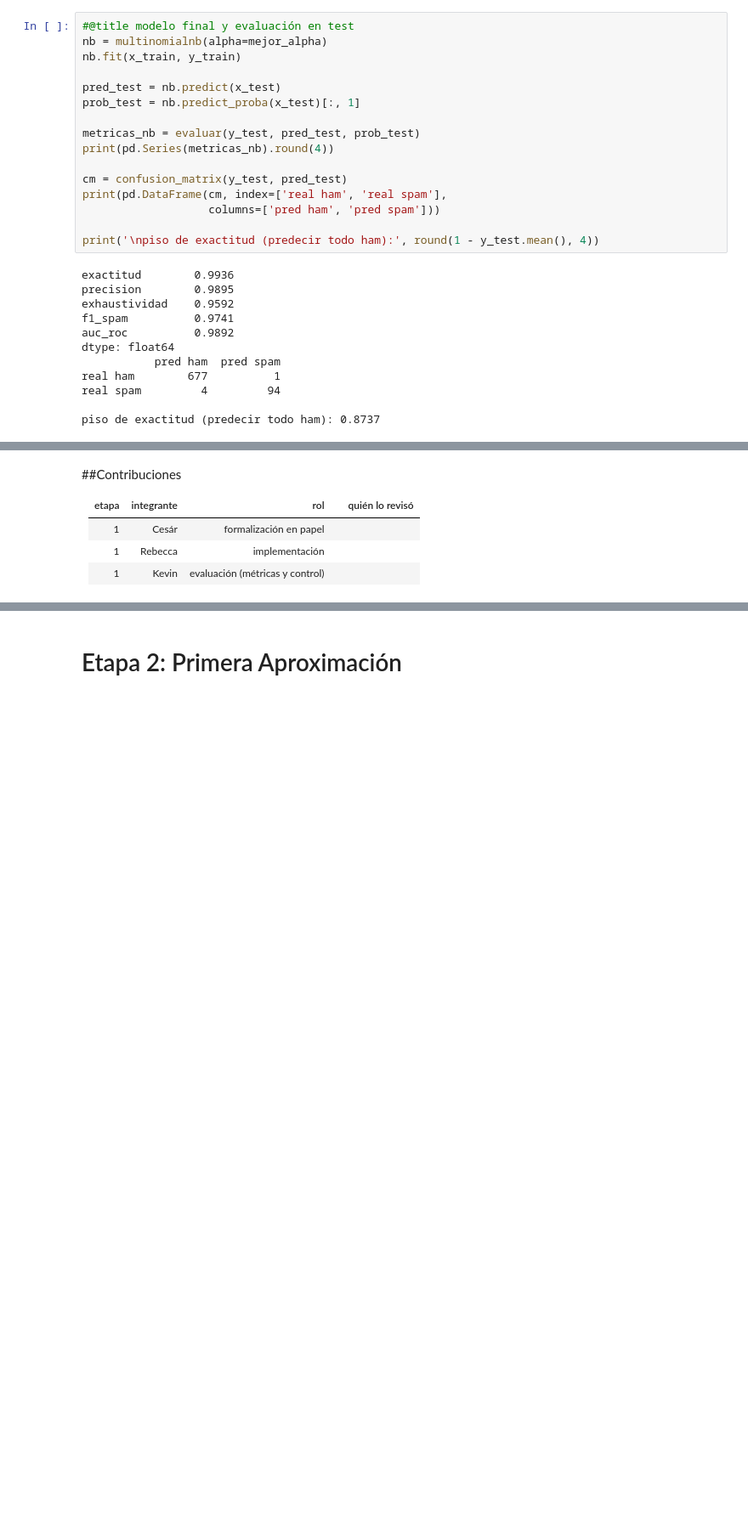
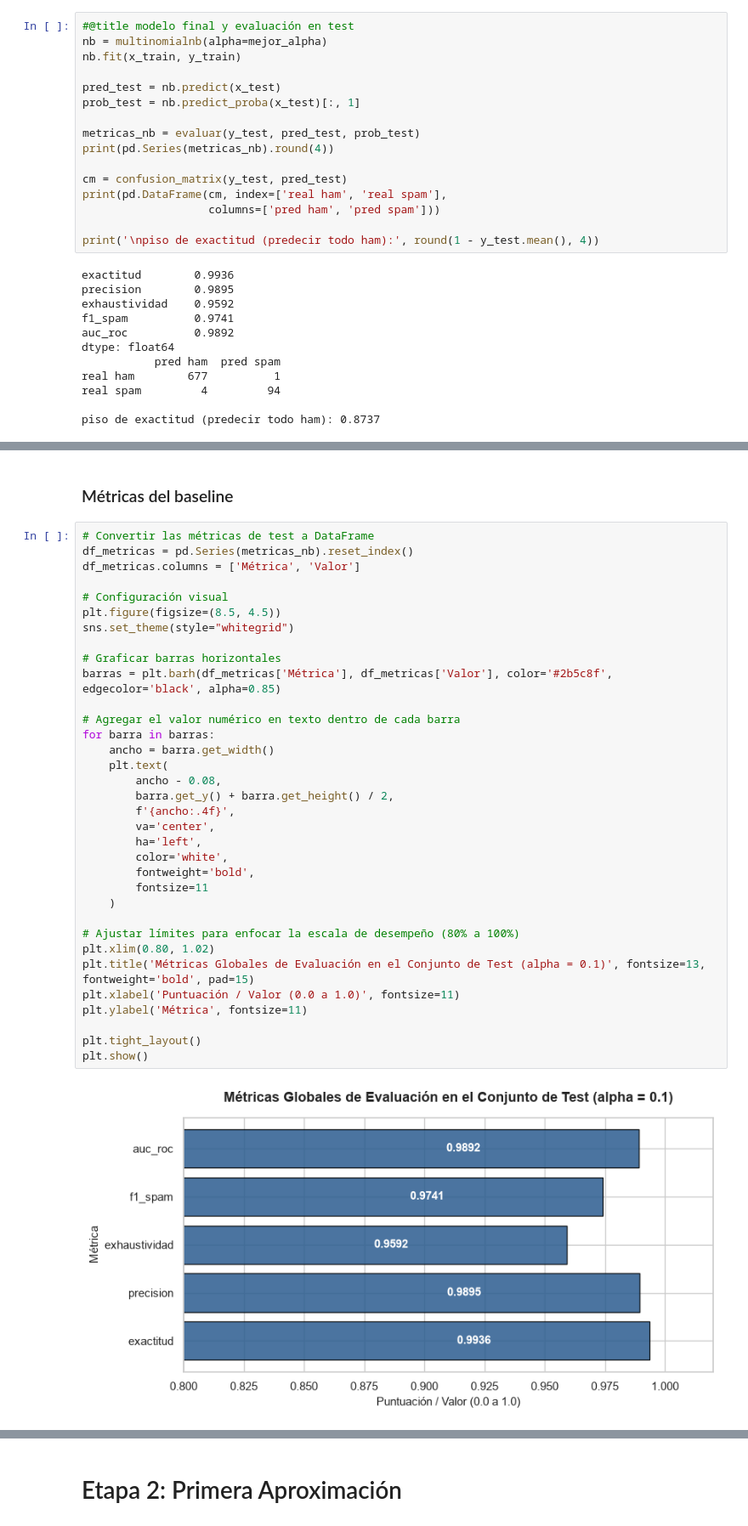
Before and after one commit to kao05/SpamAnalysis-TextMining, a Jupyter notebook: Project.ipynb, the cells around one changed output, grey strips where cells are left out. Shown at 85% size. Cells and saved outputs as stored; diff of their text form; blank space fills up the shorter version.

```diff
--- a/Project.ipynb
+++ b/Project.ipynb
@@ -303,11 +374,41 @@ precision                0.9895              0.2960                   0.0887
 exhaustividad            0.9592              0.1344                   0.0446
 f1_spam                  0.9741              0.1841                   0.0582
 auc_roc                  0.9892              0.3375                   0.0812
-# %% [markdown]
-##Contribuciones
-
-| etapa | integrante | rol |  | quién lo revisó |
-| --- | --- | --- | --- | --- |
-| 1 |Cesár | formalización en papel | |
-| 1 | Rebecca| implementación | |
-| 1 |Kevin | evaluación (métricas y control) |  |
+# %% [markdown]
+### Métricas del baseline
+# %%
+# Convertir las métricas de test a DataFrame
+df_metricas = pd.Series(metricas_nb).reset_index()
+df_metricas.columns = ['Métrica', 'Valor']
+
+# Configuración visual
+plt.figure(figsize=(8.5, 4.5))
+sns.set_theme(style="whitegrid")
+
+# Graficar barras horizontales
+barras = plt.barh(df_metricas['Métrica'], df_metricas['Valor'], color='#2b5c8f', edgecolor='black', alpha=0.85)
+
+# Agregar el valor numérico en texto dentro de cada barra
+for barra in barras:
+    ancho = barra.get_width()
+    plt.text(
+        ancho - 0.08,
+        barra.get_y() + barra.get_height() / 2,
+        f'{ancho:.4f}',
+        va='center',
+        ha='left',
+        color='white',
+        fontweight='bold',
+        fontsize=11
+    )
+
+# Ajustar límites para enfocar la escala de desempeño (80% a 100%)
+plt.xlim(0.80, 1.02)
+plt.title('Métricas Globales de Evaluación en el Conjunto de Test (alpha = 0.1)', fontsize=13, fontweight='bold', pad=15)
+plt.xlabel('Puntuación / Valor (0.0 a 1.0)', fontsize=11)
+plt.ylabel('Métrica', fontsize=11)
+
+plt.tight_layout()
+plt.show()
+# %% [output]
+[figure, added]
```
Also changed, not shown: parts of 17 cells of this notebook, 1 other file.
